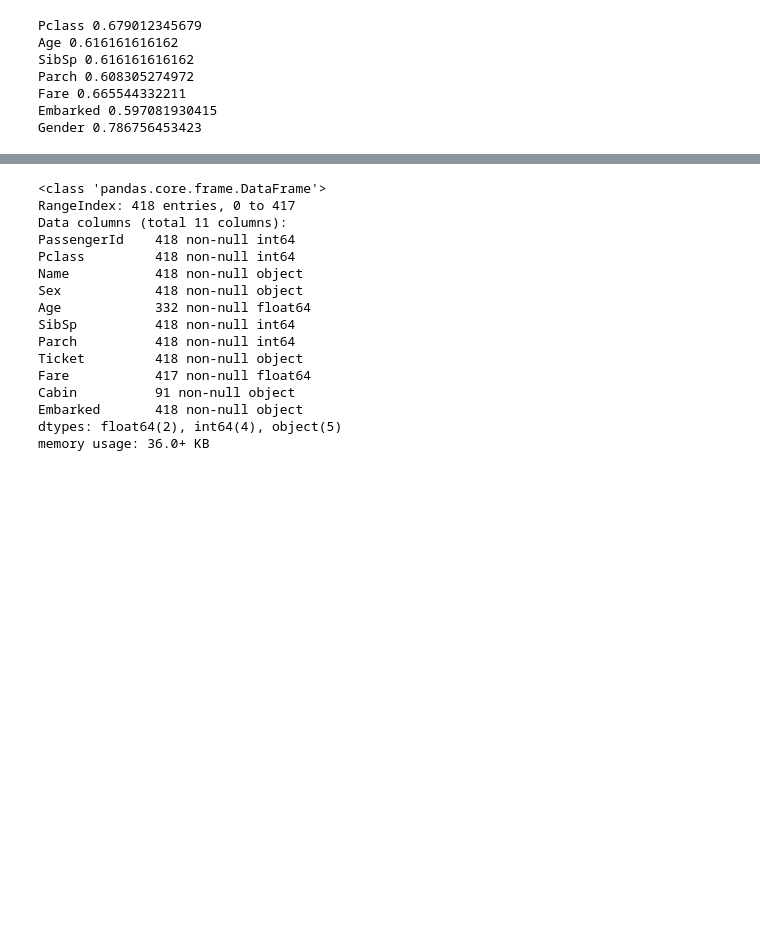
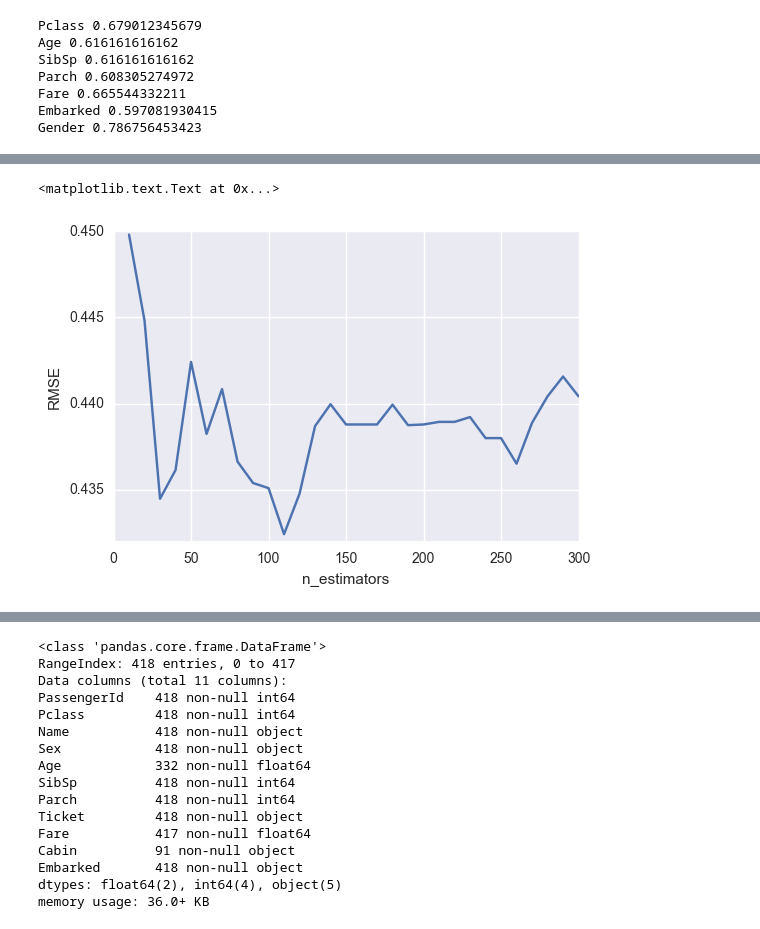
Before and after one commit to sglembocki/personal_projects, a Jupyter notebook: Titanic/TitanicPrediction.ipynb, the cells around one changed output, grey strips where cells are left out. Saved outputs shown, nothing was run; the diff lists cells and outputs as text; code cells hidden in the pictures; blank space fills up the shorter version.

```diff
--- a/Titanic/TitanicPrediction.ipynb
+++ b/Titanic/TitanicPrediction.ipynb
@@ -204,2 +224,19 @@ tree.score(X_test, y_test)
 # %%
 export_graphviz(tree, out_file = 'tree_titanic.dot', feature_names = feature_cols)
+# %%
+estimator_range = range(10, 310, 10)
+rmse_scores = []
+
+for estimator in estimator_range:
+    forest = RandomForestClassifier(n_estimators = estimator, random_state = 1)
+    mse_scores = cross_val_score(forest, X, y, cv = 5, scoring = 'mean_squared_error')
+    rmse_scores.append(np.mean(np.sqrt(-mse_scores)))
+# %%
+#plot estimators
+
+plt.plot(estimator_range, rmse_scores)
+plt.xlabel('n_estimators')
+plt.ylabel('RMSE')
+# %% [output]
+<matplotlib.text.Text at 0x...>
+[figure, added]
```
Also changed, not shown: parts of 13 cells of this notebook, 1 other file.
